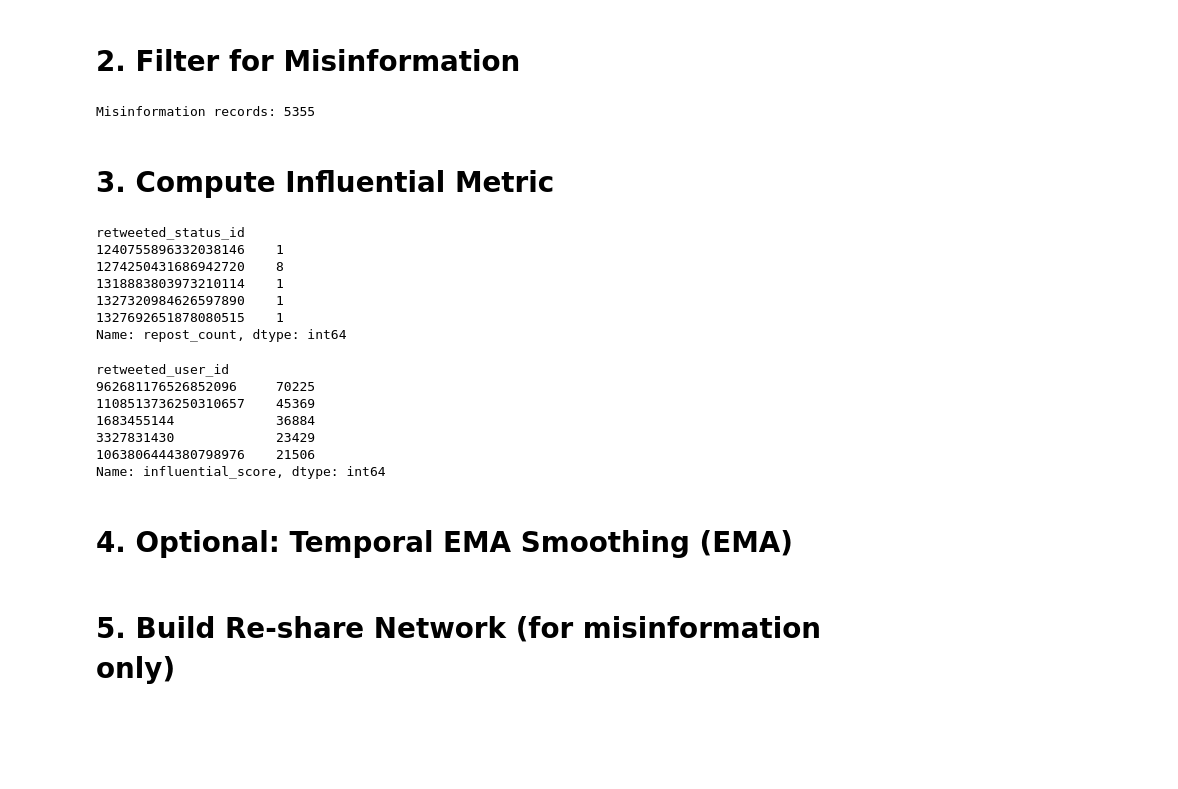
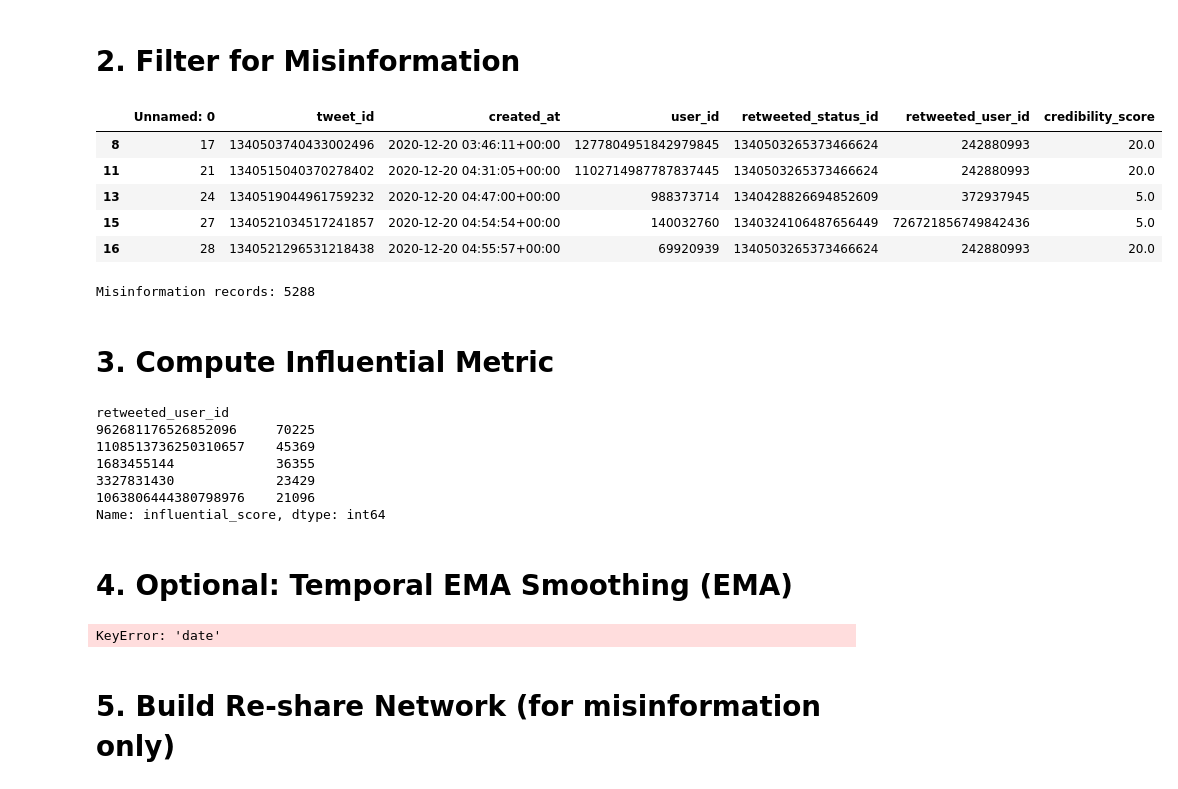
Before and after one commit to EliaTosin/DataAnaCla25, a Jupyter notebook: flipped_14/flipped_14_DIFO.ipynb, the cells around one changed output. Cells and saved outputs as stored; diff of their text form; code cells hidden in the pictures; blank space fills up the shorter version.

```diff
--- a/flipped_14/flipped_14_DIFO.ipynb
+++ b/flipped_14/flipped_14_DIFO.ipynb
@@ -21,9 +21,17 @@ df.head()
 # 2. Filter for Misinformation
 # %%
 misinfo_df = df[df['credibility_score'] <= 39].copy()
+misinfo_df = misinfo_df[misinfo_df['user_id'] != misinfo_df['retweeted_user_id']]
+display(misinfo_df.head())
 print(f"Misinformation records: {len(misinfo_df)}")
 # %% [output]
+|  | Unnamed: 0 | tweet_id | created_at | user_id | retweeted_status_id | retweeted_user_id | credibility_score |
+| 8 | 17 | 1340503740433002496 | 2020-12-20 03:46:11+00:00 | 1277804951842979845 | 1340503265373466624 | 242880993 | 20.0 |
+| 11 | 21 | 1340515040370278402 | 2020-12-20 04:31:05+00:00 | 1102714987787837445 | 1340503265373466624 | 242880993 | 20.0 |
+| 13 | 24 | 1340519044961759232 | 2020-12-20 04:47:00+00:00 | 988373714 | 1340428826694852609 | 372937945 | 5.0 |
+| 15 | 27 | 1340521034517241857 | 2020-12-20 04:54:54+00:00 | 140032760 | 1340324106487656449 | 726721856749842436 | 5.0 |
+| 16 | 28 | 1340521296531218438 | 2020-12-20 04:55:57+00:00 | 69920939 | 1340503265373466624 | 242880993 | 20.0 |
-Misinformation records: 5355
+Misinformation records: 5288
 # %% [markdown]
 # 3. Compute Influential Metric
 # %%
@@ -38,27 +46,19 @@ influential_scores = misinfo_df.groupby('retweeted_user_id')['repost_count'].sum
 influential_ranking = influential_scores.sort_values(ascending=False)
 influential_ranking.head()
 # %% [output]
-retweeted_status_id
-1240755896332038146    1
-1274250431686942720    8
-1318883803973210114    1
-1327320984626597890    1
-1327692651878080515    1
-Name: repost_count, dtype: int64
+retweeted_user_id
+962681176526852096     70225
+1108513736250310657    45369
+1683455144             36355
+3327831430             23429
+1063806444380798976    21096
+Name: influential_score, dtype: int64
-retweeted_user_id
-962681176526852096     70225
-1108513736250310657    45369
-1683455144             36884
-3327831430             23429
-1063806444380798976    21506
-Name: influential_score, dtype: int64
 # %% [markdown]
 # 4. Optional: Temporal EMA Smoothing (EMA)
 # %%
-df['date'] = df['created_at'].dt.date
-start_date = df['date'].min()
-end_date = df['date'].max()
-delta = timedelta(days=14)
+start_date = df['created_at'].min()
+end_date = df['created_at'].max()
+delta = timedelta(days=3)
 alpha = 0.5
 
 # Create time windows
@@ -72,7 +72,7 @@ while current < end_date:
 temporal_scores = {}
 for start, end in time_slots:
     window_df = misinfo_df[(misinfo_df['created_at'].dt.date >= start) & (misinfo_df['created_at'].dt.date < end)]
-    scores = window_df.groupby('retweeted_user_id')['repost_count'].sum()
+    scores = window_df.groupby('retweeted_user_id').size()
     for user, score in scores.items():
         if user not in temporal_scores:
             temporal_scores[user] = []
@@ -87,6 +87,9 @@ for user, scores in temporal_scores.items():
     temporal_ema[user] = ema
 
 temporal_ranking = pd.Series(temporal_ema).sort_values(ascending=False)
+temporal_ranking
+# %% [output]
+KeyError: 'date'
 # %% [markdown]
 # 5. Build Re-share Network (for misinformation only)
 # %%
```
Also changed, not shown: parts of 1 cell of this notebook.
